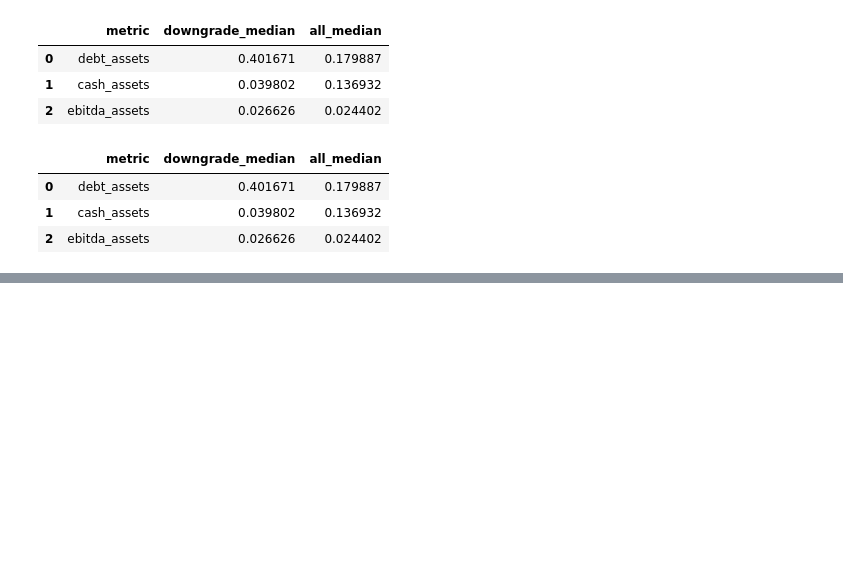
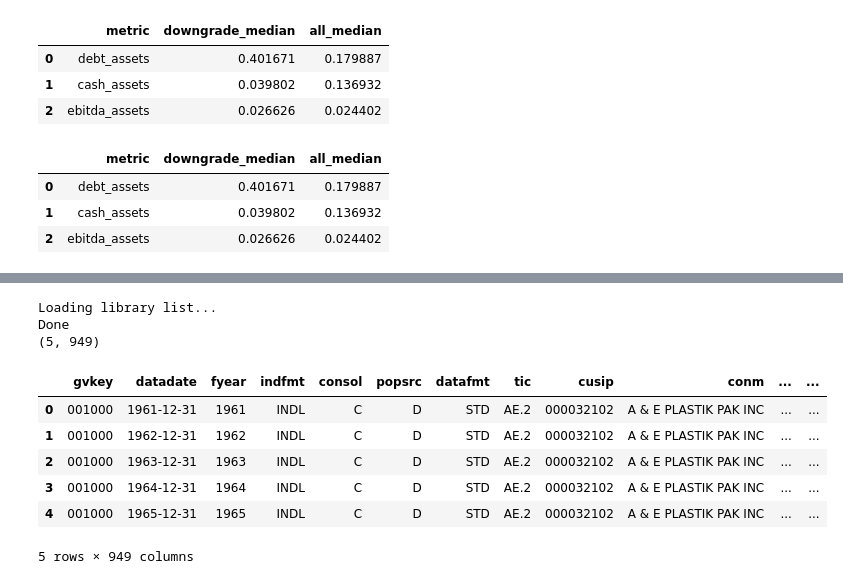
Before and after one commit to harshk2402/DynamicPD-CLO, a Jupyter notebook: test.ipynb, the cells around one changed output, grey strips where cells are left out. Saved outputs shown, nothing was run; the diff lists cells and outputs as text; code cells hidden in the pictures; blank space fills up the shorter version.

```diff
--- a/test.ipynb
+++ b/test.ipynb
@@ -2152,0 +2345,22 @@ display(pd.DataFrame({
+# %%
+cols = db.query("""
+
+SELECT
+
+    ordinal_position,
+
+    column_name,
+
+    data_type
+
+FROM information_schema.columns
+
+WHERE table_schema = 'wrdsapps_bondret'
+
+  AND table_name = 'bondret_std'
+
+ORDER BY ordinal_position
+
+""")
+
+print(cols.to_string(index=False))
@@ -2152,0 +2941,23 @@ display(pd.DataFrame({
+# %%
+from src.data.wrds import WRDSClient
+
+with WRDSClient() as db:
+    df = db.query("""
+        SELECT *
+        FROM comp.funda
+        LIMIT 5
+    """)
+
+print(df.shape)
+display(df)
+# %% [output]
+Loading library list...
+Done
+(5, 949)
+|  | gvkey | datadate | fyear | indfmt | consol | popsrc | datafmt | tic | cusip | conm | ... | ... |
+| 0 | 001000 | 1961-12-31 | 1961 | INDL | C | D | STD | AE.2 | 000032102 | A & E PLASTIK PAK INC | ... | ... |
+| 1 | 001000 | 1962-12-31 | 1962 | INDL | C | D | STD | AE.2 | 000032102 | A & E PLASTIK PAK INC | ... | ... |
+| 2 | 001000 | 1963-12-31 | 1963 | INDL | C | D | STD | AE.2 | 000032102 | A & E PLASTIK PAK INC | ... | ... |
+| 3 | 001000 | 1964-12-31 | 1964 | INDL | C | D | STD | AE.2 | 000032102 | A & E PLASTIK PAK INC | ... | ... |
+| 4 | 001000 | 1965-12-31 | 1965 | INDL | C | D | STD | AE.2 | 000032102 | A & E PLASTIK PAK INC | ... | ... |
+5 rows × 949 columns
```
Also changed, not shown: parts of 28 cells of this notebook, 8 other files.
